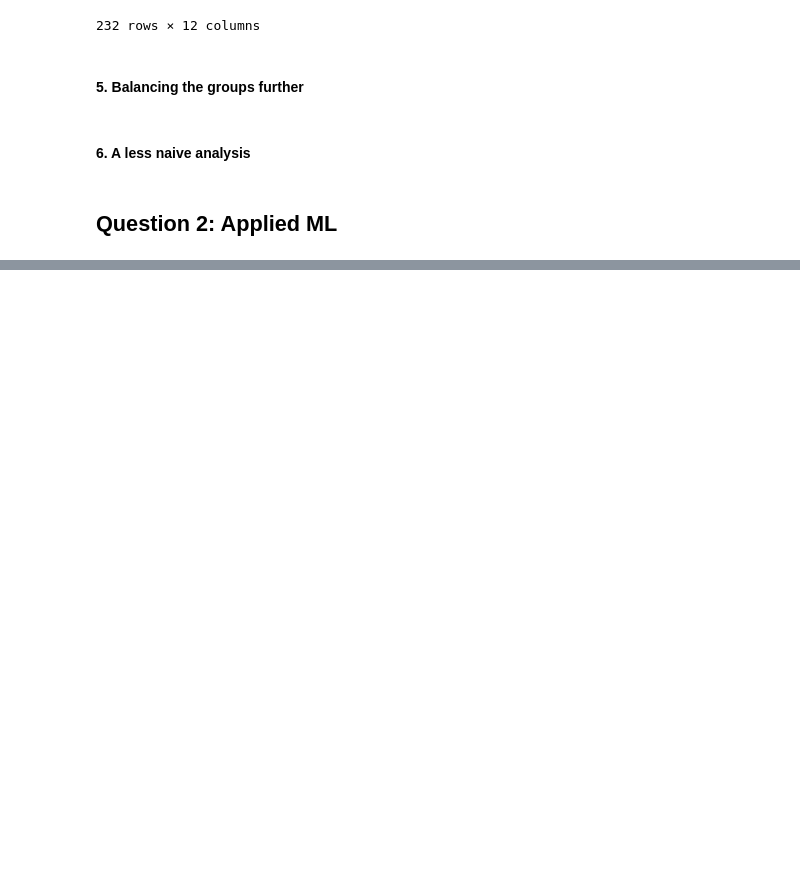
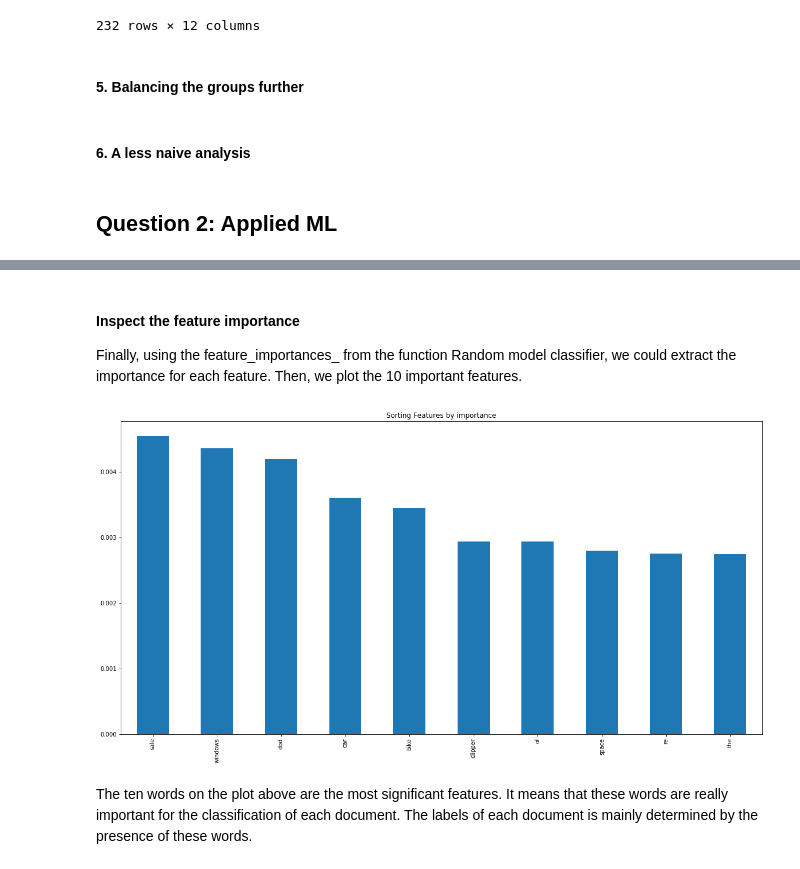
Before and after one commit to Babas10/ADA_JEX2017, a Jupyter notebook: HomeWork/04 - Applied ML/H4.ipynb, the cells around one changed output, grey strips where cells are left out. Saved outputs shown, nothing was run; the diff lists cells and outputs as text; code cells hidden in the pictures; blank space fills up the shorter version.

```diff
--- a/HomeWork/04 - Applied ML/H4.ipynb
+++ b/HomeWork/04 - Applied ML/H4.ipynb
@@ -685,0 +841,17 @@ display(all_matched)
+# %% [markdown]
+#### Inspect the feature importance
+
+Finally, using the feature_importances_ from the function Random model classifier, we could extract the importance for each feature. Then, we plot the 10 important features.
+# %%
+inv_map = {v: k for k, v in vectorizer.vocabulary_.items()}
+
+feat_df = pd.DataFrame(rfc.feature_importances_)
+feat_df.index = feat_df.index.map(lambda x: inv_map[x])
+
+sort_df = feat_df.sort_values(0, axis=0, ascending=False)
+sort_df.head(10).plot(kind='bar',legend =False,figsize=(20,10) ,title = 'Sorting Features by importance')
+plt.show()
+# %% [output]
+[figure, added]
+# %% [markdown]
+The ten words on the plot above are the most significant features. It means that these words are really important for the classification of each document. The labels of each document is mainly determined by the presence of these words.
```
Also changed, not shown: parts of 13 cells of this notebook.
